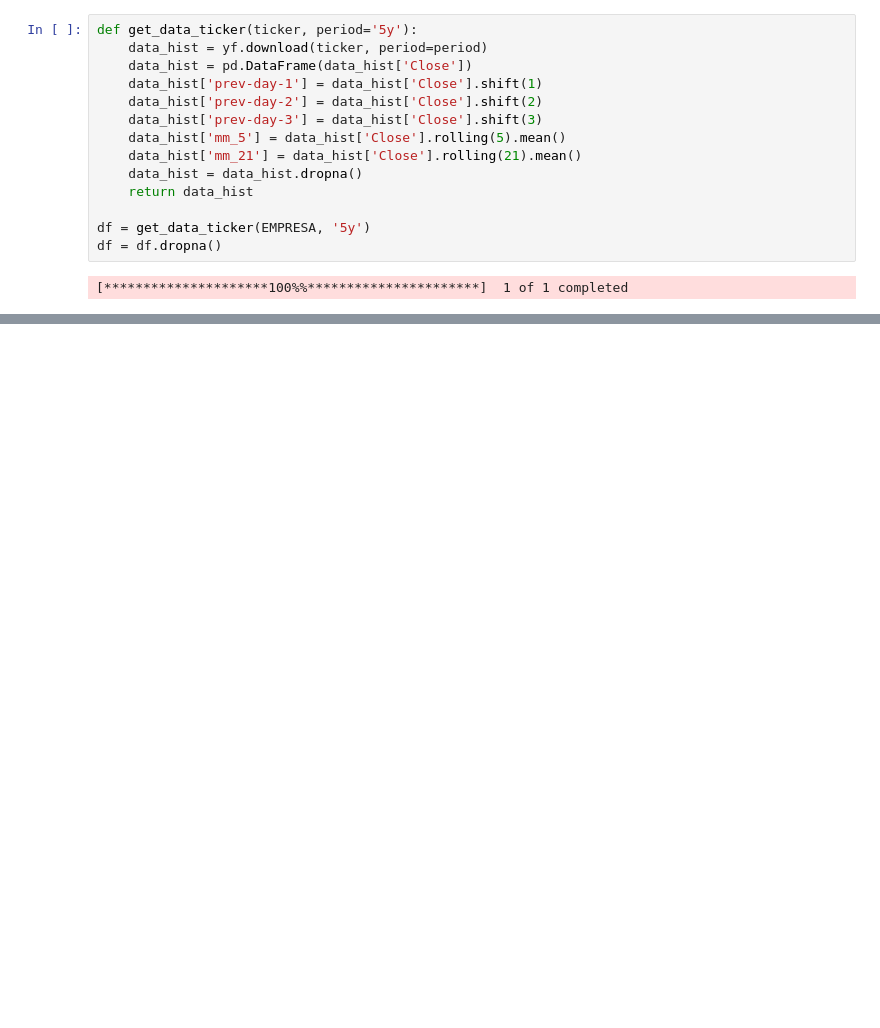
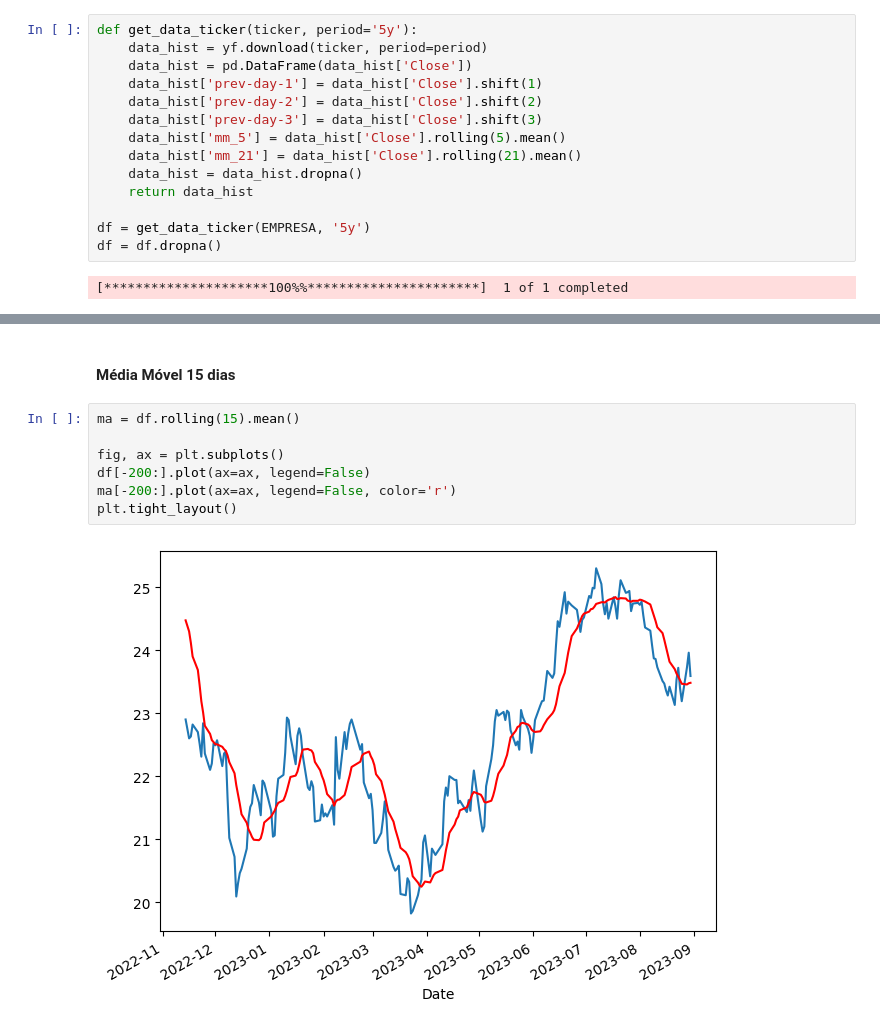
Before and after one commit to tcc-previsao-energia/ml-models, a Jupyter notebook: modelos/regressao/arima.ipynb, the cells around one changed output, grey strips where cells are left out. Saved outputs shown, nothing was run; the diff lists cells and outputs as text; blank space fills up the shorter version.

```diff
--- a/modelos/regressao/arima.ipynb
+++ b/modelos/regressao/arima.ipynb
@@ -78,0 +100,11 @@ RMSE: 1.8118062186767785
+# %% [markdown]
+#### Média Móvel 15 dias
+# %%
+ma = df.rolling(15).mean()
+
+fig, ax = plt.subplots()
+df[-200:].plot(ax=ax, legend=False)
+ma[-200:].plot(ax=ax, legend=False, color='r')
+plt.tight_layout()
+# %% [output]
+[figure, added]
```
Also changed, not shown: parts of 20 cells of this notebook.
